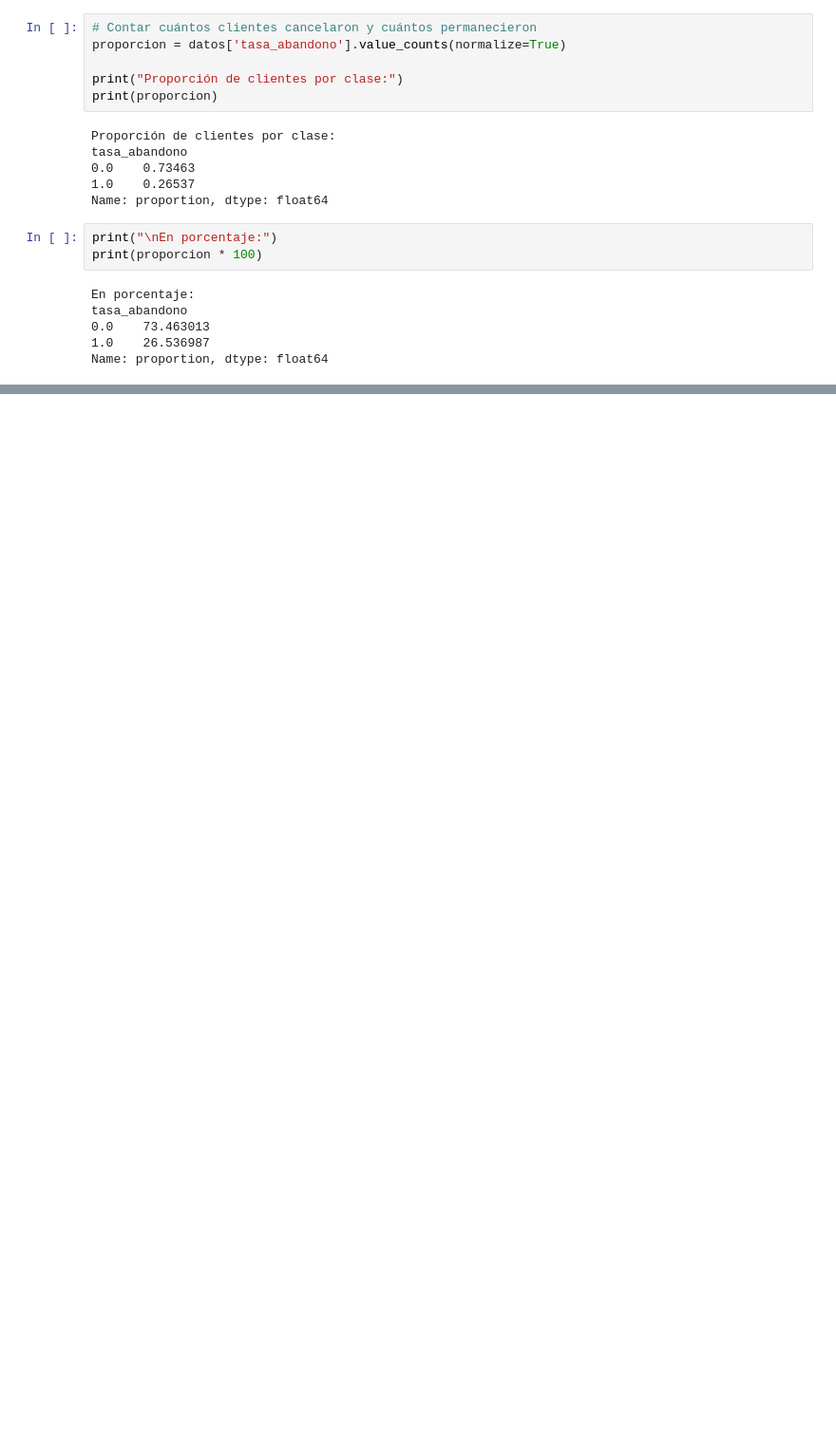
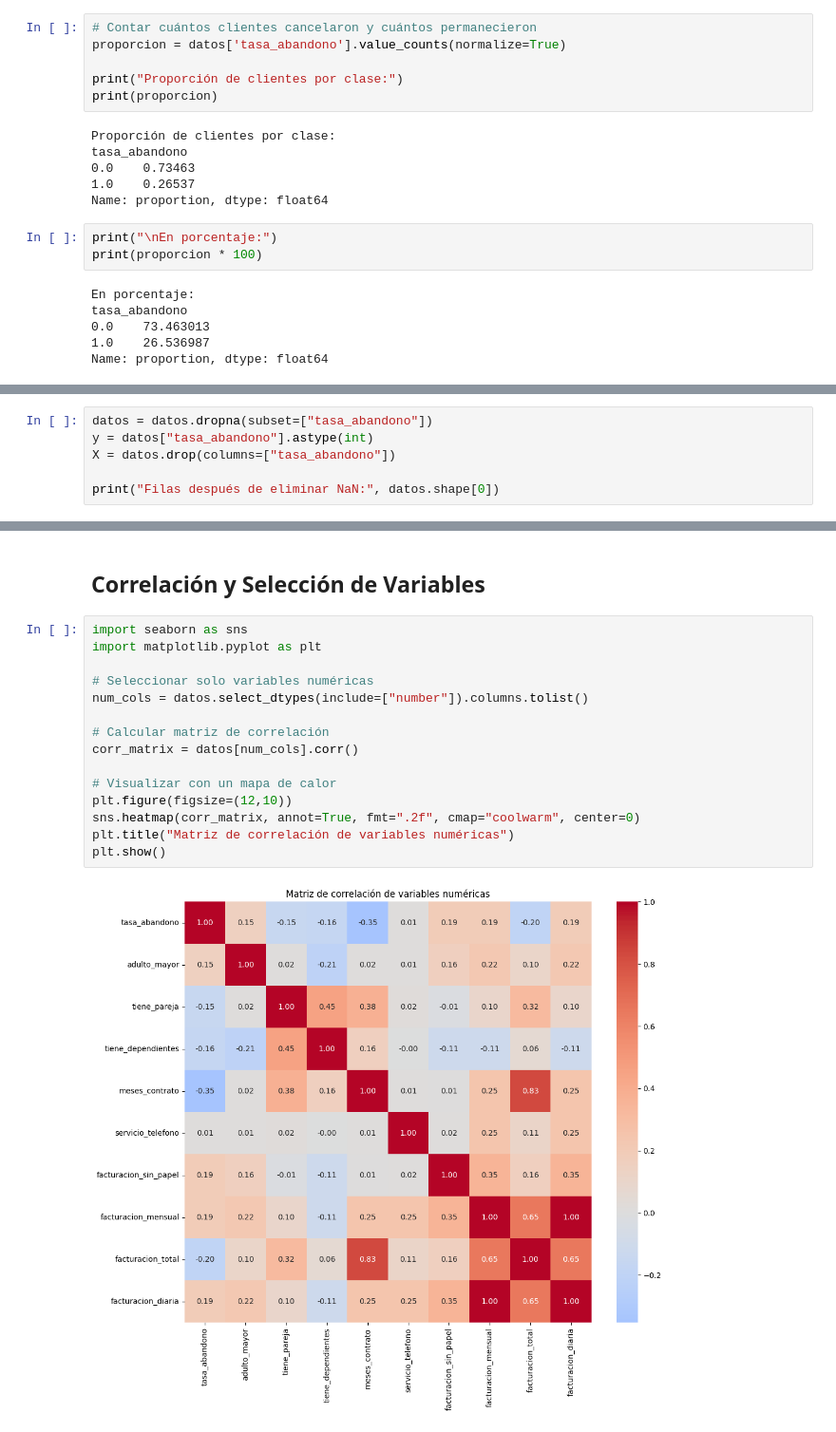
Before and after one commit to REVOLUTTION/TelecomX_parte2, a Jupyter notebook: telecomx_parte2.ipynb, the cells around one changed output, grey strips where cells are left out. Shown: that part at 95% size. Saved outputs shown, nothing was run; the diff lists cells and outputs as text; blank space fills up the shorter version.

```diff
--- a/telecomx_parte2.ipynb
+++ b/telecomx_parte2.ipynb
@@ -129,0 +151,6 @@ Name: proportion, dtype: float64
+# %%
+datos = datos.dropna(subset=["tasa_abandono"])
+y = datos["tasa_abandono"].astype(int)
+X = datos.drop(columns=["tasa_abandono"])
+
+print("Filas después de eliminar NaN:", datos.shape[0])
@@ -129,0 +176,19 @@ Name: proportion, dtype: float64
+# %% [markdown]
+##  Correlación y Selección de Variables
+# %%
+import seaborn as sns
+import matplotlib.pyplot as plt
+
+# Seleccionar solo variables numéricas
+num_cols = datos.select_dtypes(include=["number"]).columns.tolist()
+
+# Calcular matriz de correlación
+corr_matrix = datos[num_cols].corr()
+
+# Visualizar con un mapa de calor
+plt.figure(figsize=(12,10))
+sns.heatmap(corr_matrix, annot=True, fmt=".2f", cmap="coolwarm", center=0)
+plt.title("Matriz de correlación de variables numéricas")
+plt.show()
+# %% [output]
+[figure, added]
```
Also changed, not shown: parts of 23 cells of this notebook.
